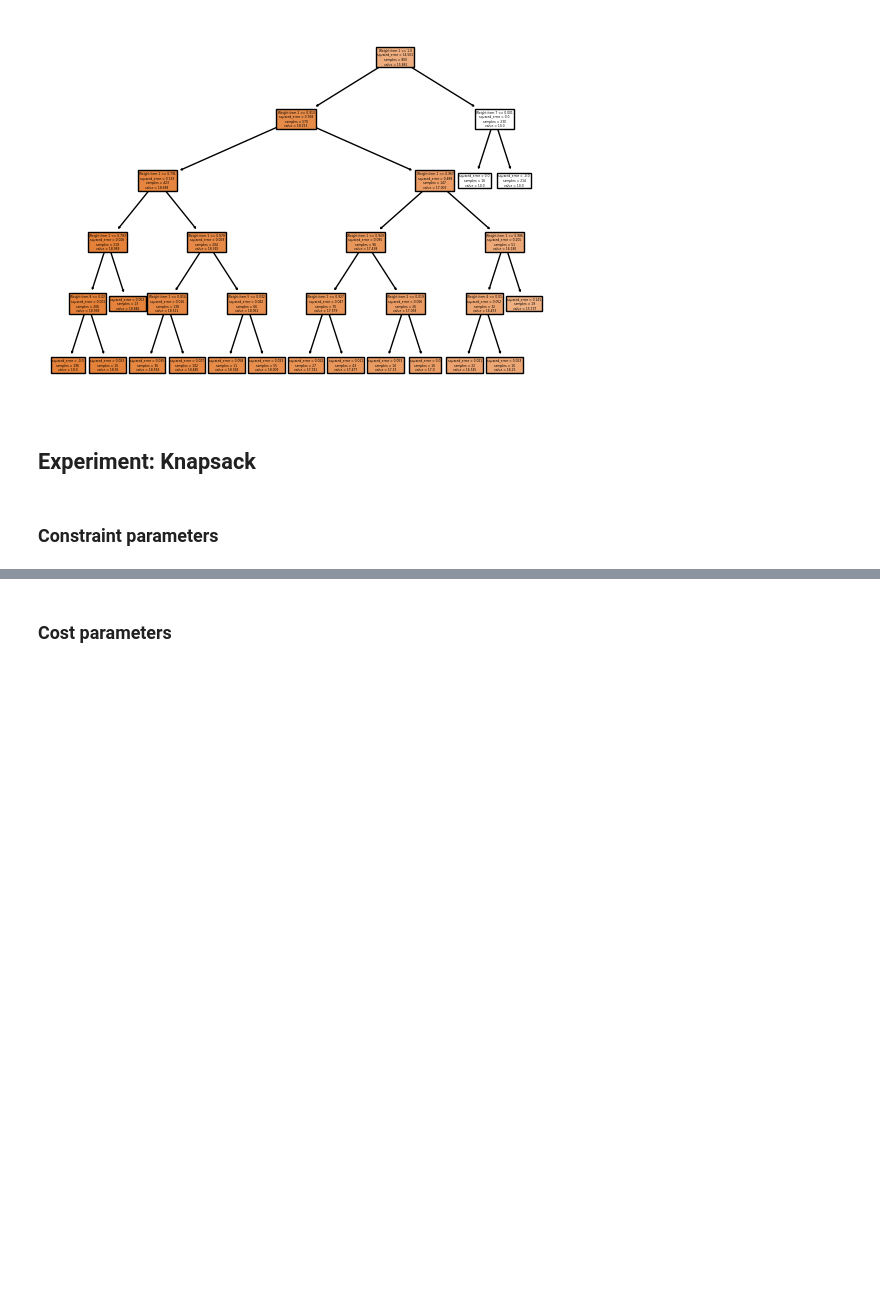
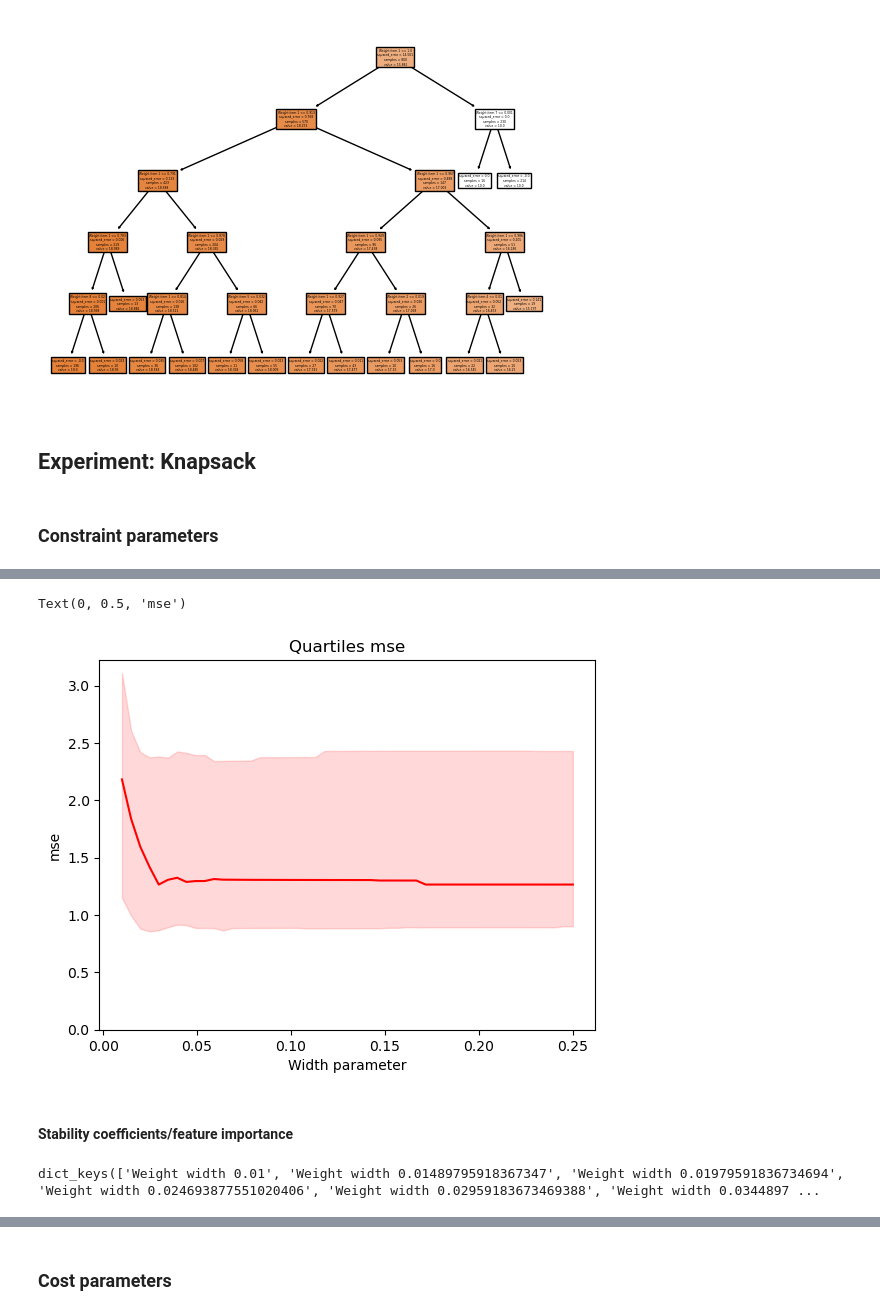
Before and after one commit to daanotto/CLEMO, a Jupyter notebook: Explainable_DM_Setup.ipynb, the cells around one changed output, grey strips where cells are left out. Saved outputs shown, nothing was run; the diff lists cells and outputs as text; code cells hidden in the pictures; blank space fills up the shorter version.

```diff
--- a/Explainable_DM_Setup.ipynb
+++ b/Explainable_DM_Setup.ipynb
@@ -486,0 +607,41 @@ display(df_ovrvw)
+# %%
+fig, ax = plt.subplots()
+df_sub_ovrvw_mdl = df_sub_ovrvw[df_sub_ovrvw['Model type'] == 'DecisionTreeRegressor']
+x = df_sub_ovrvw_mdl['Weight width nr']
+ax.plot(x, df_sub_ovrvw_mdl[('mse', 'Q2')], color = colors[0], label = 'DecisionTreeRegressor')
+ax.fill_between(
+    x, df_sub_ovrvw_mdl[('mse', 'Q1')], df_sub_ovrvw_mdl[('mse', 'Q3')], color=colors[0], alpha=.15)
+ax.set_ylim(ymin=0)
+ax.set_title('Quartiles mse')
+plt.xlabel("Width parameter")
+plt.ylabel("mse")
+# %% [output]
+Text(0, 0.5, 'mse')
+[figure, added]
+# %% [markdown]
+#### Stability coefficients/feature importance
+# %%
+# Boxplots coefficients
+fxd_instances = {k: all_instances[k] for k in ['Instance 1']}
+width_fxd = 0.1
+resample_size = 30
+fxd_mdls_dict = {'DecisionTreeRegressor':  {'max_depth': [5],
+                                            'min_samples_leaf': [50]},
+                'LinearRegression':        {},
+                'RidgeRegression':         {'alpha':[0.01]},
+                'LASSORegression':         {'alpha':[0.01]}
+                }
+
+for key in fxd_instances.keys():
+    fxd_instances[key]['Explainers'] = {}
+    all_val = np.concatenate((fxd_instances[key]['Values'],fxd_instances[key]['Weights'],fxd_instances[key]['Budget']))
+    for i in range(resample_size):
+        samples = sample_perturbations_normal(all_val, all_instances[key]['Features'], model_lcl = model_KS_bin)
+        fxd_instances[key]['Samples '+str(i+1)] = samples
+        yvalues = get_values_from_samples(samples, model_KS_bin)
+        fxd_instances[key]['YValues '+str(i+1)] = yvalues
+        weights_lcl = get_weights_from_samples(samples, width=wdth)
+        fxd_instances[key]['Weights '+str(i+1)] = weights_lcl
+        fxd_instances[key]['Explainers']['Samples '+ str(i+1)] = train_test_explanation_models(fxd_mdls_dict, samples, yvalues, weights_lcl, fxd_instances[key]['Features'])
+# %% [output]
+dict_keys(['Weight width 0.01', 'Weight width 0.01489795918367347', 'Weight width 0.01979591836734694', 'Weight width 0.024693877551020406', 'Weight width 0.02959183673469388', 'Weight width 0.0344897 ...
```
Also changed, not shown: parts of 19 cells of this notebook.
